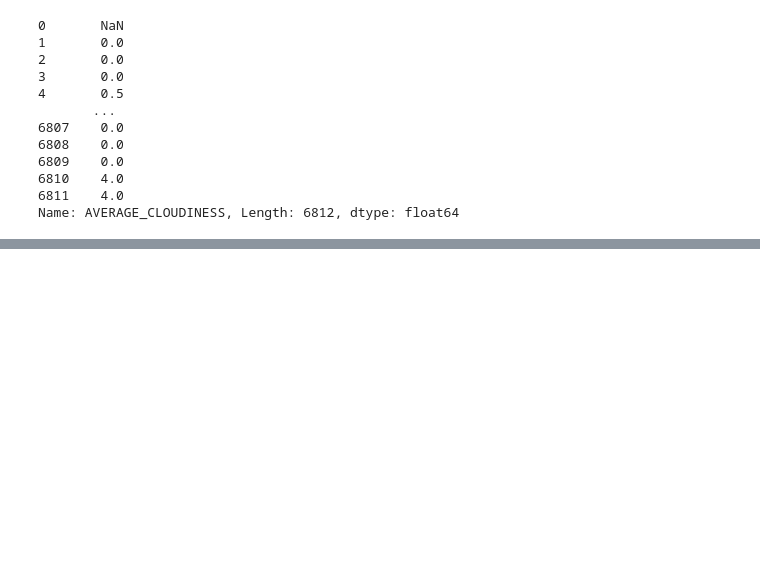
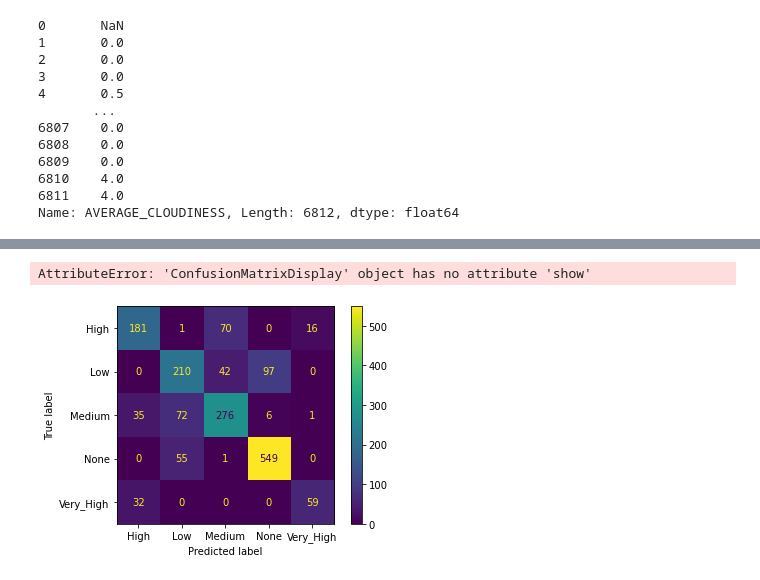
Before and after one commit to 154Nacho/DAA, a Jupyter notebook: tpDAA.ipynb, the cells around one changed output, grey strips where cells are left out. Saved outputs shown, nothing was run; the diff lists cells and outputs as text; code cells hidden in the pictures; blank space fills up the shorter version.

```diff
--- a/tpDAA.ipynb
+++ b/tpDAA.ipynb
@@ -160,8 +160,4 @@ X = training_copy.drop(['AVERAGE_SPEED_DIFF', 'city_name', 'record_date', 'AVERA
 y = training_copy['AVERAGE_SPEED_DIFF'].to_frame()
 # %%
 from sklearn.model_selection import train_test_split
-X_train, X_test, y_train, y_test = train_test_split(X,y,test_size = 0.25,random_state = 2021)
+X_train, X_test, y_train, y_test = train_test_split(X,np.ravel(y),test_size = 0.25,random_state = 101)
-# %%
-from sklearn.tree import DecisionTreeClassifier
-clf = DecisionTreeClassifier(random_state = 2021)
-clf.fit(X_train,y_train)
@@ -229,0 +164,4 @@ predict_DataFrame.to_csv('Resultados/submit1.csv',index=False)
+# %%
+from sklearn.linear_model import LogisticRegression
+logmodel = LogisticRegression(max_iter=10000)
+logmodel.fit(X_train,y_train)
@@ -229,0 +191,6 @@ predict_DataFrame.to_csv('Resultados/submit1.csv',index=False)
+# %%
+plt = plot_confusion_matrix(logmodel,X_test,y_test)
+plt.show()
+# %% [output]
+AttributeError: 'ConfusionMatrixDisplay' object has no attribute 'show'
+[figure, added]
```
Also changed, not shown: parts of 13 cells of this notebook, 1 other file.
